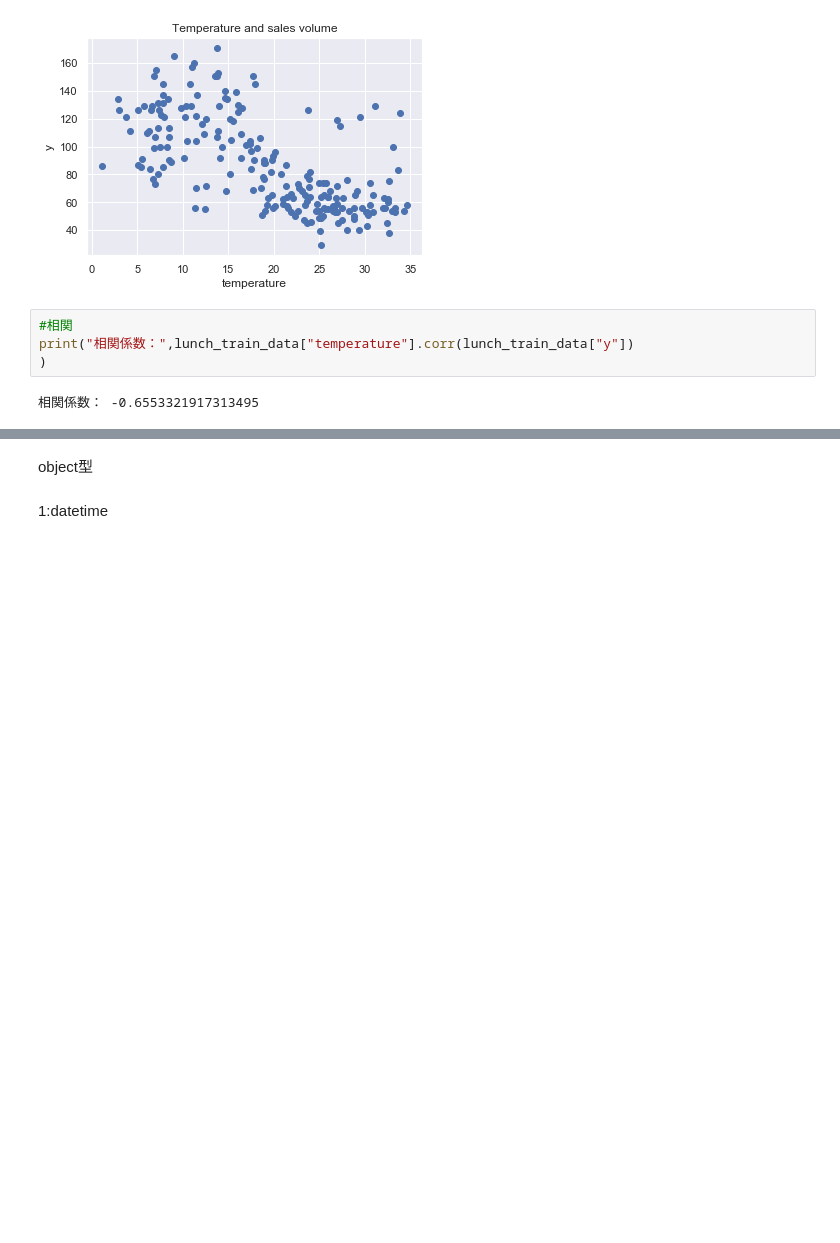
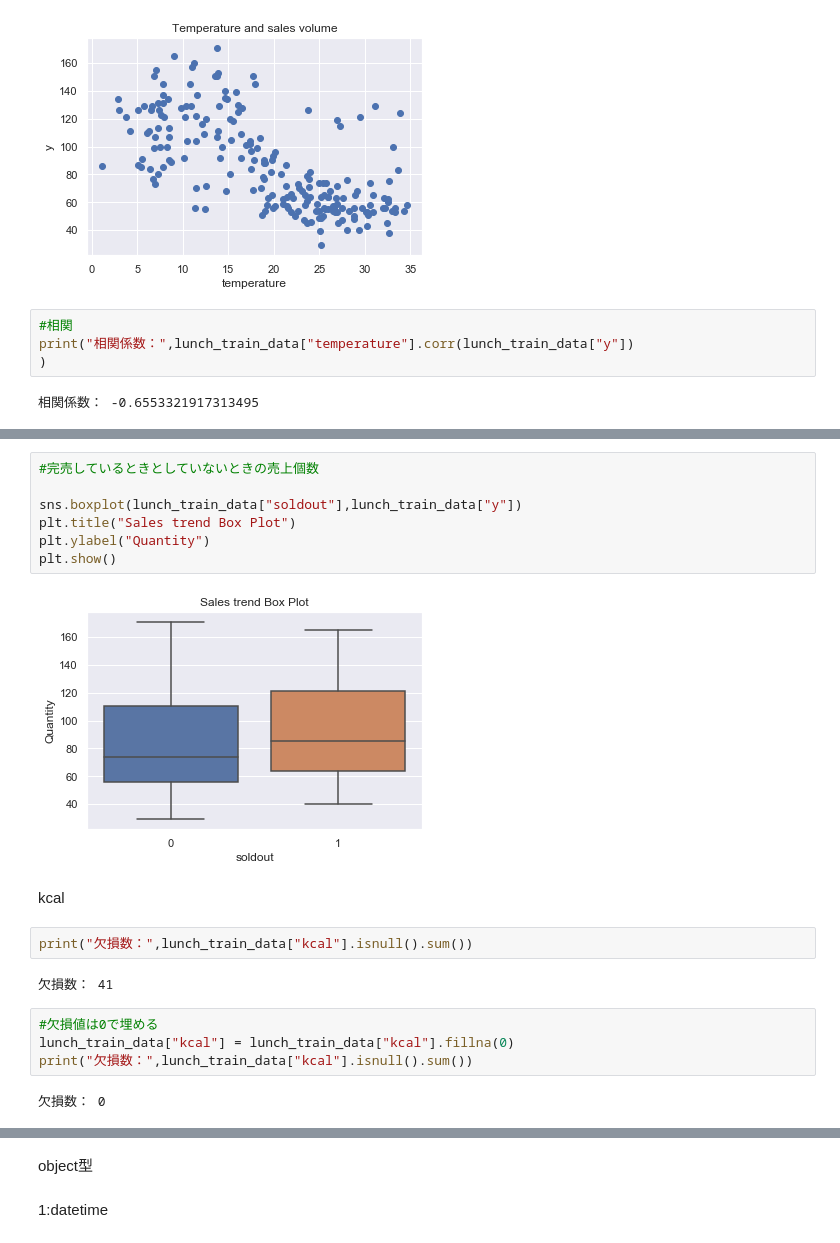
Before and after one commit to its1b3g-kteam/tsubaki_work, a Jupyter notebook: アウトプット/弁当予測/lunch.ipynb, the cells around one changed output, grey strips where cells are left out. Saved outputs shown, nothing was run; the diff lists cells and outputs as text; blank space fills up the shorter version.

```diff
--- a/アウトプット/弁当予測/lunch.ipynb
+++ b/アウトプット/弁当予測/lunch.ipynb
@@ -150,0 +161,21 @@ print("相関係数：",lunch_train_data["temperature"].corr(lunch_train_data["y
+# %%
+#完売しているときとしていないときの売上個数
+
+sns.boxplot(lunch_train_data["soldout"],lunch_train_data["y"])
+plt.title("Sales trend Box Plot")
+plt.ylabel("Quantity")
+plt.show()
+# %% [output]
+[figure, added]
+# %% [markdown]
+kcal
+# %%
+print("欠損数：",lunch_train_data["kcal"].isnull().sum())
+# %% [output]
+欠損数： 41
+# %%
+#欠損値は0で埋める
+lunch_train_data["kcal"] = lunch_train_data["kcal"].fillna(0)
+print("欠損数：",lunch_train_data["kcal"].isnull().sum())
+# %% [output]
+欠損数： 0
```
Also changed, not shown: parts of 27 cells of this notebook.
